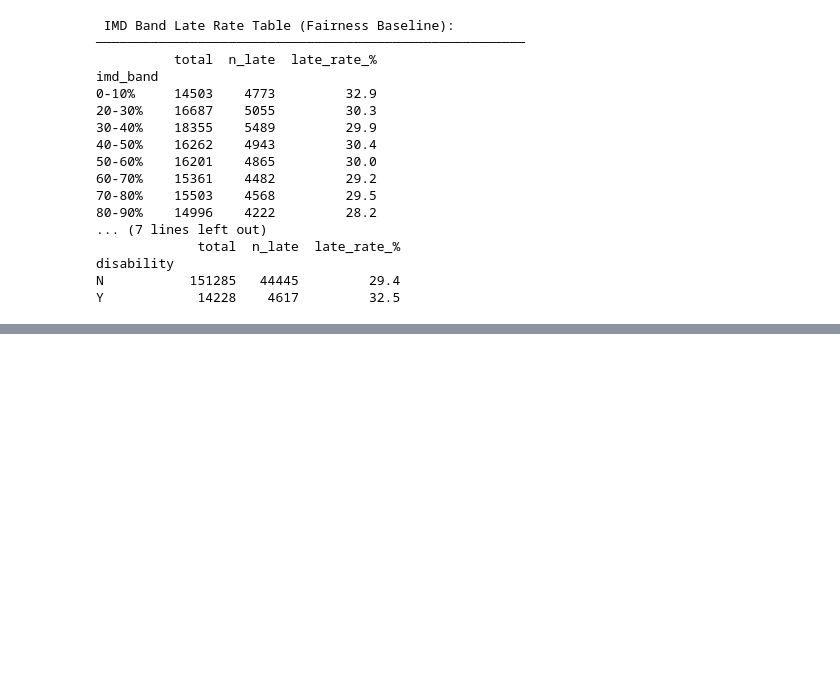
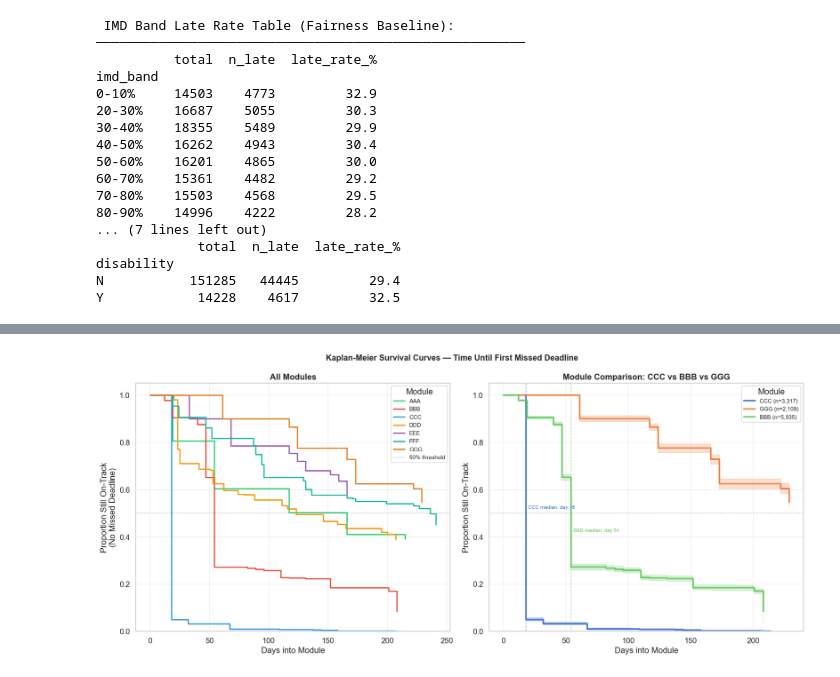
Before and after one commit to ayuuush/oulad_risk_prediction, a Jupyter notebook: notebooks/01_eda.ipynb, the cells around one changed output, grey strips where cells are left out. Drawn from its saved outputs; the diff is of its cells as text; code cells hidden in the pictures; blank space fills up the shorter version.

```diff
--- a/notebooks/01_eda.ipynb
+++ b/notebooks/01_eda.ipynb
@@ -438,0 +488,92 @@ Y            14228    4617         32.5
+# %%
+#Cell 6b: Plot KM curves by module
+
+fig, axes = plt.subplots(1, 2, figsize=(16, 7))
+fig.suptitle('Kaplan-Meier Survival Curves — Time Until First Missed Deadline',
+             fontsize=13, fontweight='bold')
+
+modules = sorted(surv['code_module'].unique())
+
+# Colour palette — one colour per module
+palette = ['#2ecc71','#e74c3c','#3498db','#f39c12','#9b59b6','#1abc9c','#e67e22']
+
+# Plot 1: All modules on one chart
+ax = axes[0]
+kmf = KaplanMeierFitter()
+
+for i, module in enumerate(modules):
+    mask = surv['code_module'] == module
+    kmf.fit(
+        durations=surv.loc[mask, 'duration'],
+        event_observed=surv.loc[mask, 'event'],
+        label=module
+    )
+    kmf.plot_survival_function(
+        ax=ax,
+        ci_show=False,          # hide confidence intervals for clarity
+        color=palette[i],
+        linewidth=2
+    )
+
+ax.set_title('All Modules', fontweight='bold')
+ax.set_xlabel('Days into Module')
+ax.set_ylabel('Proportion Still On-Track\n(No Missed Deadline)')
+ax.set_ylim(0, 1.05)
+ax.axhline(y=0.5, color='black', linestyle=':', linewidth=1, alpha=0.5,
+           label='50% threshold')
+ax.legend(title='Module', fontsize=9)
+ax.grid(True, alpha=0.3)
+
+#Plot 2: Highlight the two extreme modules (best vs worst)
+ax2 = axes[1]
+
+# Find module with highest and lowest late rate from Cell 4 findings
+# CCC = worst (66% late), GGG = best (10% late)
+highlight_modules = ['CCC', 'GGG', 'BBB']  # most interesting contrasts
+
+for i, module in enumerate(highlight_modules):
+    if module not in surv['code_module'].values:
+        continue
+    mask = surv['code_module'] == module
+    n = mask.sum()
+    kmf.fit(
+        durations=surv.loc[mask, 'duration'],
+        event_observed=surv.loc[mask, 'event'],
+        label=f"{module} (n={n:,})"
+    )
+    kmf.plot_survival_function(
+        ax=ax2,
+        ci_show=True,
+        linewidth=2.5
+    )
+
+ax2.set_title('Module Comparison: CCC vs BBB vs GGG', fontweight='bold')
+ax2.set_xlabel('Days into Module')
+ax2.set_ylabel('Proportion Still On-Track')
+ax2.set_ylim(0, 1.05)
+ax2.axhline(y=0.5, color='black', linestyle=':', linewidth=1, alpha=0.5)
+ax2.legend(title='Module', fontsize=9)
+ax2.grid(True, alpha=0.3)
+
+# Annotate where each curve crosses 50%
+for i, module in enumerate(highlight_modules):
+    if module not in surv['code_module'].values:
+        continue
+    mask = surv['code_module'] == module
+    kmf.fit(durations=surv.loc[mask, 'duration'],
+            event_observed=surv.loc[mask, 'event'])
+    # Find median survival time (day when 50% have missed a deadline)
+    median_surv = kmf.median_survival_time_
+    if median_surv and median_surv < 999:
+        ax2.axvline(x=median_surv, color=f'C{i}', linestyle='--',
+                    linewidth=1, alpha=0.6)
+        ax2.text(median_surv + 2, 0.52 - i*0.05,
+                 f'{module} median: day {median_surv:.0f}',
+                 fontsize=8, color=f'C{i}')
+
+plt.tight_layout()
+plt.savefig('../reports/03_kaplan_meier_survival.png', bbox_inches='tight', dpi=150)
+plt.show()
+print("Chart saved to reports/03_kaplan_meier_survival.png")
+# %% [output]
+[figure, added]
```
Also changed, not shown: parts of 8 cells of this notebook, 2 other files.
